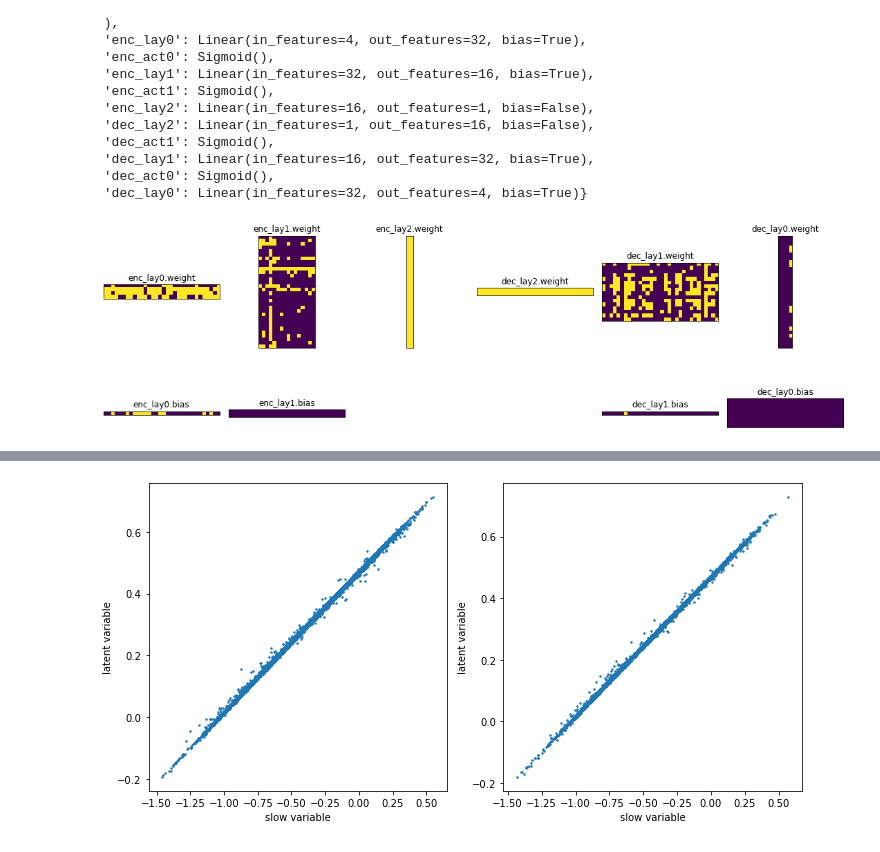
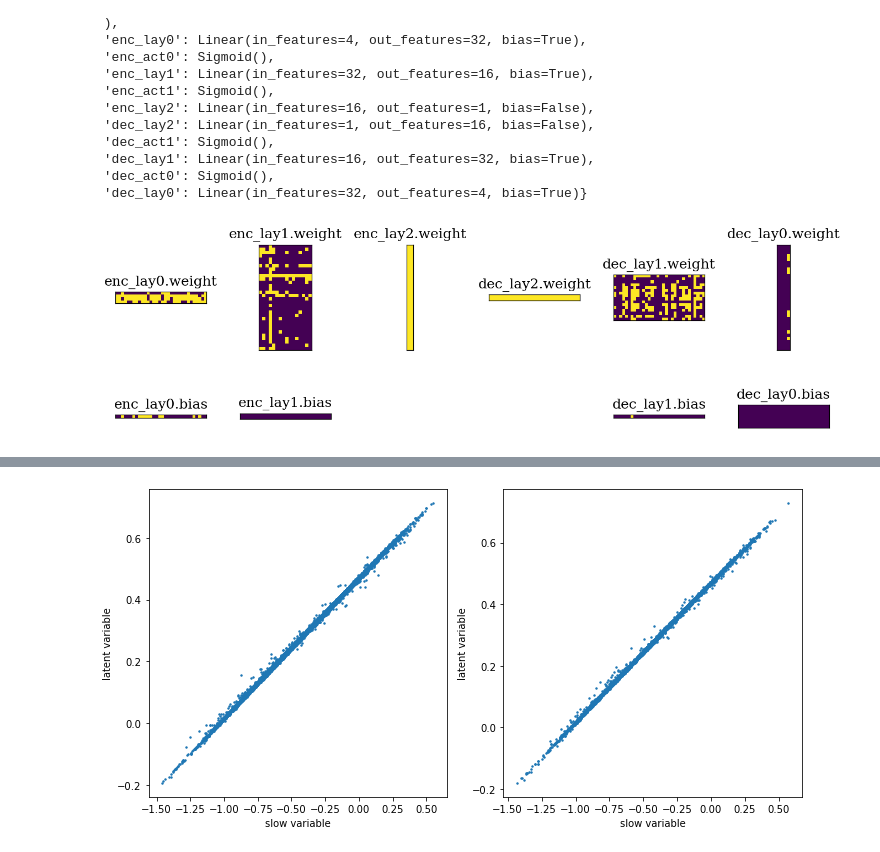
Before and after one commit to przemyslaw-zielinski/sf_nets, a Jupyter notebook: notebooks/rqp4_analyze.ipynb, the cells around one changed output, grey strips where cells are left out. Drawn from its saved outputs; the diff is of its cells as text; code cells hidden in the pictures.

Commit message:
rqp4_analyze saves the plot of sparsity patterns.

```diff
--- a/notebooks/rqp4_analyze.ipynb
+++ b/notebooks/rqp4_analyze.ipynb
@@ -237,6 +237,7 @@ named_modules
  'dec_act0': Sigmoid(),
  'dec_lay0': Linear(in_features=32, out_features=4, bias=True)}
 # %%
+mpl.rcParams['text.usetex'] = False
 if 'pruned' in model_id:
     par_dict = {}
     for coder_name, coder in model.named_children():
@@ -247,36 +248,39 @@ if 'pruned' in model_id:
             layer_name, par_name = name.split('.')
             value = par_dict.setdefault(layer_name, [])
 
             value.append((name, mat.T))
 
     ncols = len(par_dict)
     import matplotlib.gridspec as gridspec
-    fig = plt.figure(constrained_layout=True, figsize=(15, 5))
+    fig = plt.figure(constrained_layout=True, figsize=(9, 3))
 
     gs = fig.add_gridspec(2, ncols)
     clim = (0, 1)
     # plt.setp(axs, xticks=[], yticks=[])
     for n, (layer_name, par_list) in enumerate(par_dict.items()):
         if len(par_list) == 1:
             ax = fig.add_subplot(gs[0,n])
             ax.imshow(np.absolute(par_list[0][1])>0, clim=clim)
             ax.set_title(par_list[0][0])
         else:
     #         gap = -np.ones((2, par_list[0][1].shape[1]))
     #         mat = np.vstack((par_list[0][1], gap, par_list[1][1]))
             ax_w = fig.add_subplot(gs[0,n])
             ax_w.imshow(np.absolute(par_list[0][1])>0)
             ax_w.set_title(par_list[0][0])
             ax_b = fig.add_subplot(gs[1,n], sharex=ax_w)
             ax_b.imshow(np.absolute(par_list[1][1])>0)
             ax_b.set_title(par_list[1][0])
 
     all_axes = fig.get_axes()
     plt.setp(all_axes, xticks=[], yticks=[])
 
-    plt.show()
+    fig.savefig(root / f"results/figs/{model_id}_wmats.pdf", dpi=300)
+    plt.show(fig)
+    plt.close(fig)
+mpl.rcParams['text.usetex'] = True
 # %% [output]
-[figure, old version]
+[figure, new version]
 # %%
 train_dataset = datasets.RQP4("../data")
 test_dataset = datasets.RQP4("../data", train=False)
```
Also changed, not shown: parts of 3 cells of this notebook, 3 other files.
